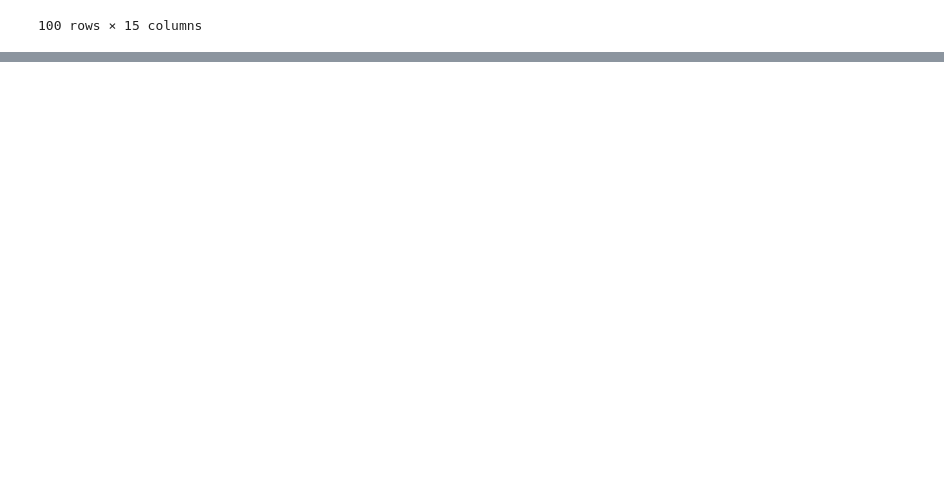
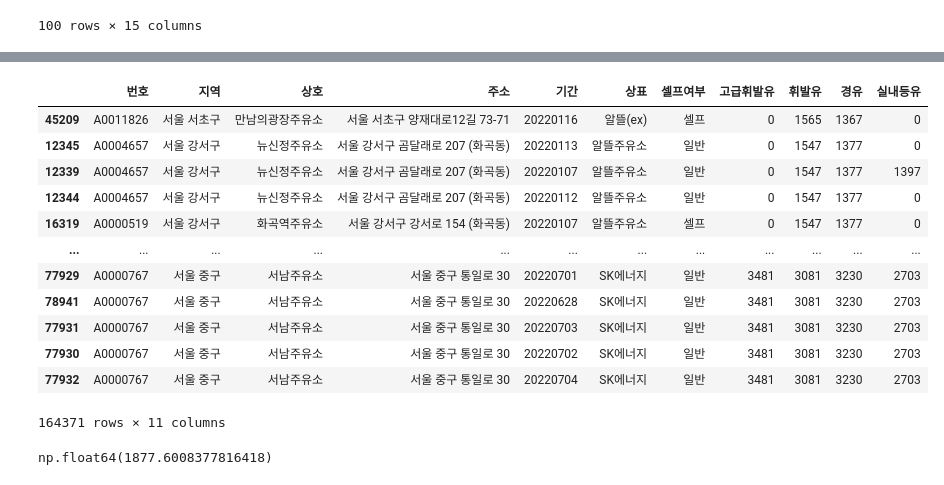
Before and after one commit to shinbat/skn21, a Jupyter notebook: 주유소가격 데이터 분석 실습/주유소가격 데이터 분석.ipynb, the cells around one changed output, grey strips where cells are left out. Saved outputs shown, nothing was run; the diff lists cells and outputs as text; code cells hidden in the pictures; blank space fills up the shorter version.

```diff
--- a/주유소가격 데이터 분석 실습/주유소가격 데이터 분석.ipynb
+++ b/주유소가격 데이터 분석 실습/주유소가격 데이터 분석.ipynb
@@ -219,6 +264,25 @@ top_5_expensive
 # %%
 # 경유 가격이 가장 저렴한 5개 행 조회 (단 0원인 주유소 제외)
+df[df['경유'] > 0]
+df[df['경유'] > 0].sort_values(by='경유')
+# %% [output]
+|  | 번호 | 지역 | 상호 | 주소 | 기간 | 상표 | 셀프여부 | 고급휘발유 | 휘발유 | 경유 | 실내등유 |
+| 45209 | A0011826 | 서울 서초구 | 만남의광장주유소 | 서울 서초구 양재대로12길 73-71 | 20220116 | 알뜰(ex) | 셀프 | 0 | 1565 | 1367 | 0 |
+| 12345 | A0004657 | 서울 강서구 | 뉴신정주유소 | 서울 강서구 곰달래로 207 (화곡동) | 20220113 | 알뜰주유소 | 일반 | 0 | 1547 | 1377 | 0 |
+| 12339 | A0004657 | 서울 강서구 | 뉴신정주유소 | 서울 강서구 곰달래로 207 (화곡동) | 20220107 | 알뜰주유소 | 일반 | 0 | 1547 | 1377 | 1397 |
+| 12344 | A0004657 | 서울 강서구 | 뉴신정주유소 | 서울 강서구 곰달래로 207 (화곡동) | 20220112 | 알뜰주유소 | 일반 | 0 | 1547 | 1377 | 0 |
+| 16319 | A0000519 | 서울 강서구 | 화곡역주유소 | 서울 강서구 강서로 154 (화곡동) | 20220107 | 알뜰주유소 | 셀프 | 0 | 1547 | 1377 | 0 |
+| ... | ... | ... | ... | ... | ... | ... | ... | ... | ... | ... | ... |
+| 77929 | A0000767 | 서울 중구 | 서남주유소 | 서울 중구 통일로 30 | 20220701 | SK에너지 | 일반 | 3481 | 3081 | 3230 | 2703 |
+| 78941 | A0000767 | 서울 중구 | 서남주유소 | 서울 중구 통일로 30 | 20220628 | SK에너지 | 일반 | 3481 | 3081 | 3230 | 2703 |
+| 77931 | A0000767 | 서울 중구 | 서남주유소 | 서울 중구 통일로 30 | 20220703 | SK에너지 | 일반 | 3481 | 3081 | 3230 | 2703 |
+| 77930 | A0000767 | 서울 중구 | 서남주유소 | 서울 중구 통일로 30 | 20220702 | SK에너지 | 일반 | 3481 | 3081 | 3230 | 2703 |
+| 77932 | A0000767 | 서울 중구 | 서남주유소 | 서울 중구 통일로 30 | 20220704 | SK에너지 | 일반 | 3481 | 3081 | 3230 | 2703 |
+164371 rows × 11 columns
 # %%
 # 상표별 휘발유 평균가격 조회
+df['휘발유'].mean()
+# %% [output]
+np.float64(1877.6008377816418)
 # %%
 # 상표별 휘발유 평균가격 시각화
```
Also changed, not shown: parts of 31 cells of this notebook, 1 other file.
